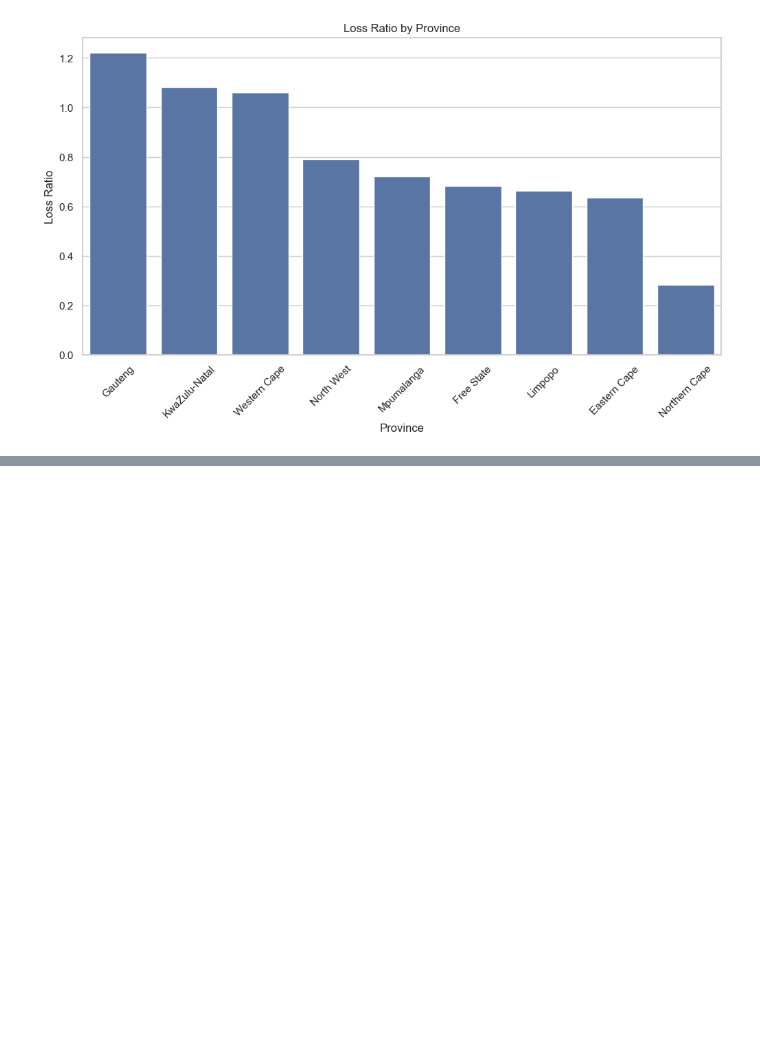
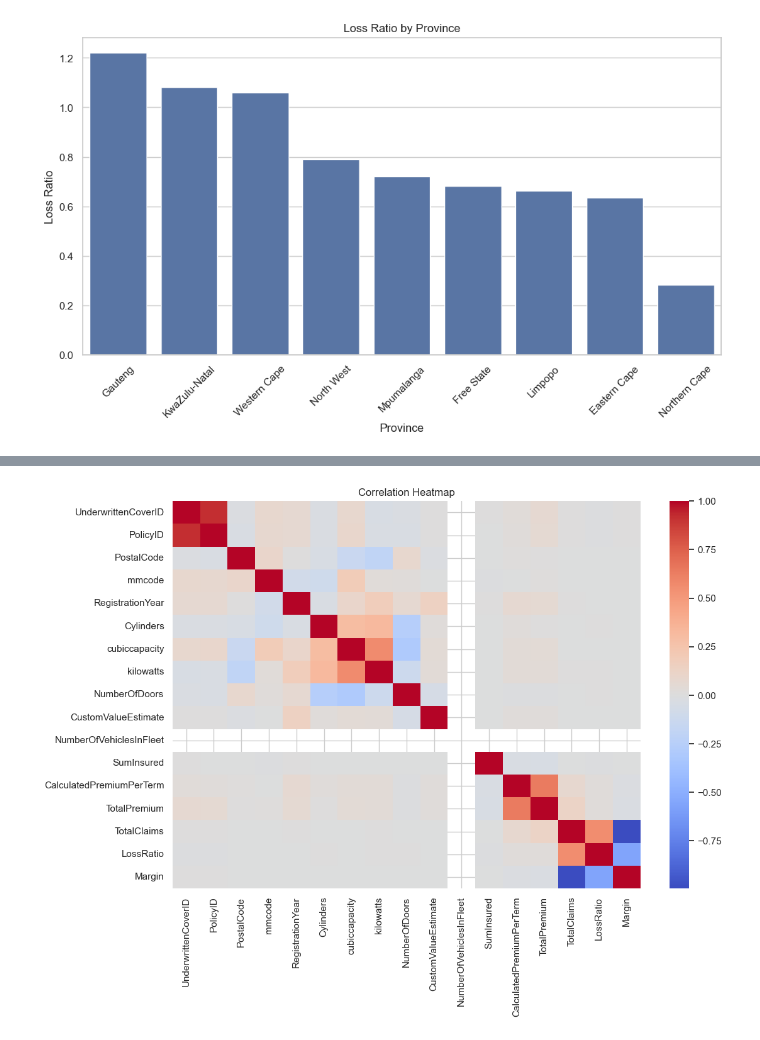
Before and after one commit to funnali/insurance-risk-analytics, a Jupyter notebook: notebooks/01_eda.ipynb, the cells around one changed output, grey strips where cells are left out. Drawn from its saved outputs; the diff is of its cells as text; code cells hidden in the pictures; blank space fills up the shorter version.

```diff
--- a/notebooks/01_eda.ipynb
+++ b/notebooks/01_eda.ipynb
@@ -224,0 +347,20 @@ plt.show()
+# %%
+numeric_cols = df.select_dtypes(
+    include=["int64", "float64"]
+)
+
+correlation_matrix = numeric_cols.corr()
+
+plt.figure(figsize=(12, 8))
+
+sns.heatmap(
+    correlation_matrix,
+    cmap="coolwarm",
+    center=0
+)
+
+plt.title("Correlation Heatmap")
+
+plt.show()
+# %% [output]
+[figure, added]
```
Also changed, not shown: parts of 6 cells of this notebook, 1 other file.
